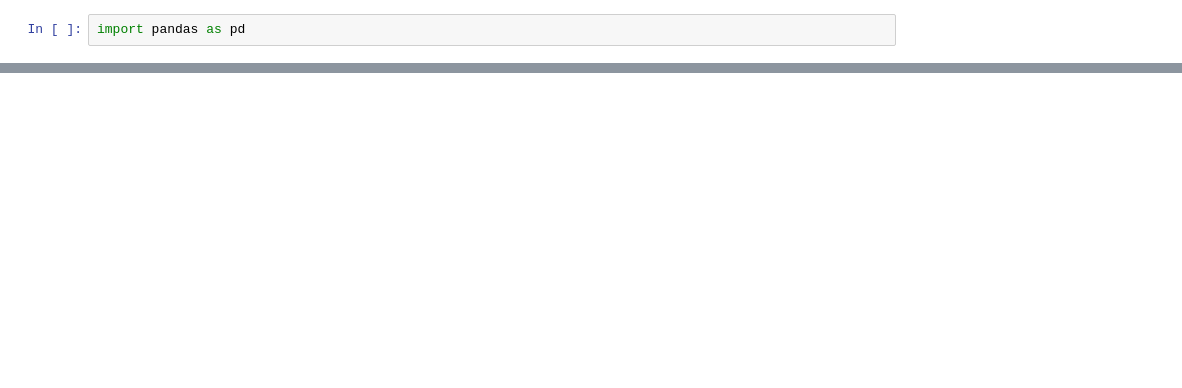
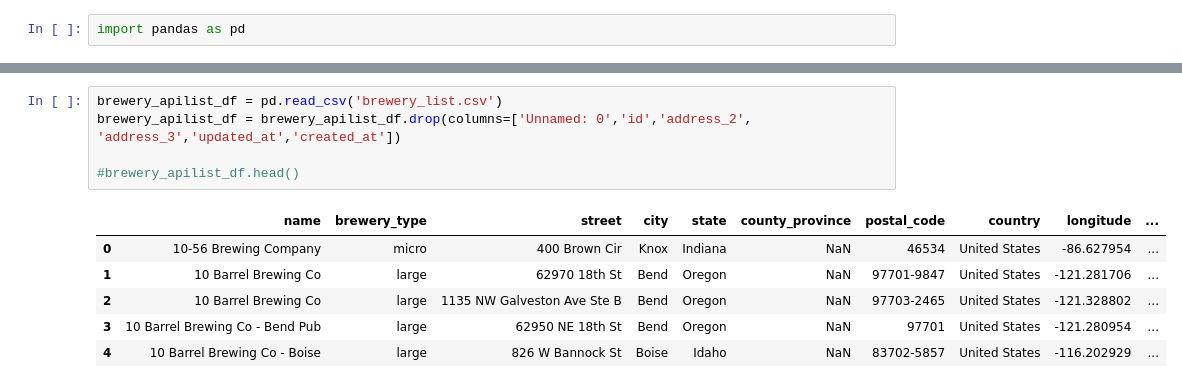
Before and after one commit to KellyPared/GT-Bootcamp-Breweries_itsfiveoclock, a Jupyter notebook: data/breweries_list.ipynb, the cells around one changed output, grey strips where cells are left out. Cells and saved outputs as stored; diff of their text form; blank space fills up the shorter version.

```diff
--- a/data/breweries_list.ipynb
+++ b/data/breweries_list.ipynb
@@ -107,0 +66,12 @@ brewery_untapped_micro_df
+# %%
+brewery_apilist_df = pd.read_csv('brewery_list.csv')
+brewery_apilist_df = brewery_apilist_df.drop(columns=['Unnamed: 0','id','address_2', 'address_3','updated_at','created_at'])
+
+#brewery_apilist_df.head()
+# %% [output]
+|  | name | brewery_type | street | city | state | county_province | postal_code | country | longitude | ... |
+| 0 | 10-56 Brewing Company | micro | 400 Brown Cir | Knox | Indiana | NaN | 46534 | United States | -86.627954 | ... |
+| 1 | 10 Barrel Brewing Co | large | 62970 18th St | Bend | Oregon | NaN | 97701-9847 | United States | -121.281706 | ... |
+| 2 | 10 Barrel Brewing Co | large | 1135 NW Galveston Ave Ste B | Bend | Oregon | NaN | 97703-2465 | United States | -121.328802 | ... |
+| 3 | 10 Barrel Brewing Co - Bend Pub | large | 62950 NE 18th St | Bend | Oregon | NaN | 97701 | United States | -121.280954 | ... |
+| 4 | 10 Barrel Brewing Co - Boise | large | 826 W Bannock St | Boise | Idaho | NaN | 83702-5857 | United States | -116.202929 | ... |
```
Also changed, not shown: parts of 28 cells of this notebook, 10 other files.
